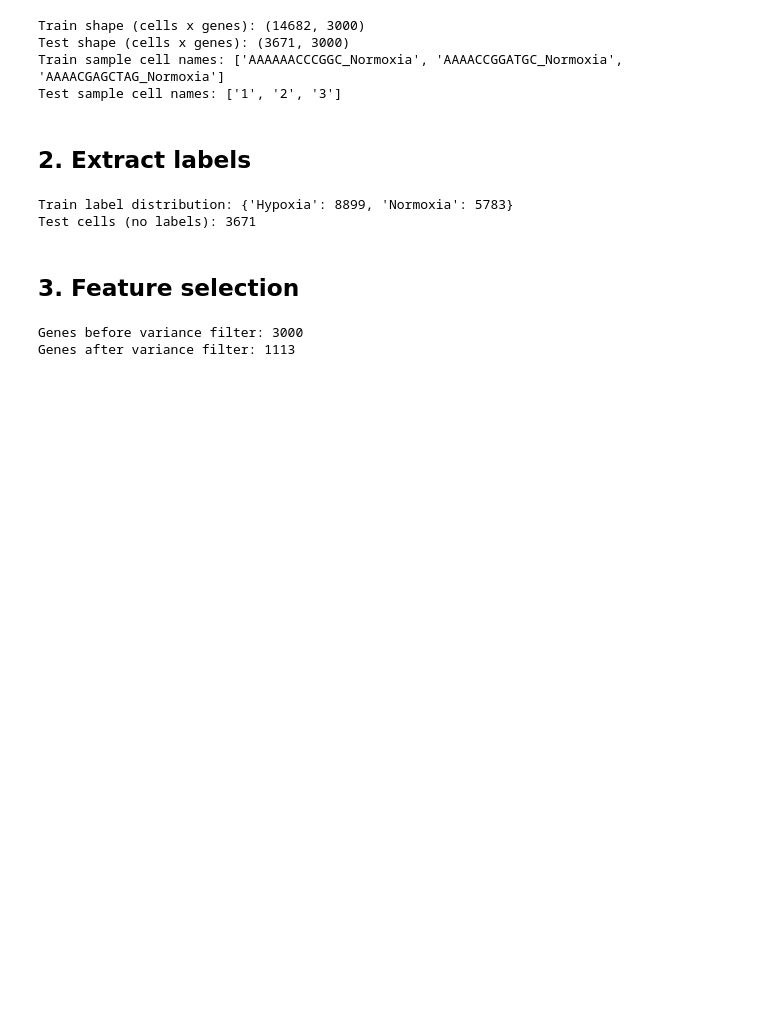
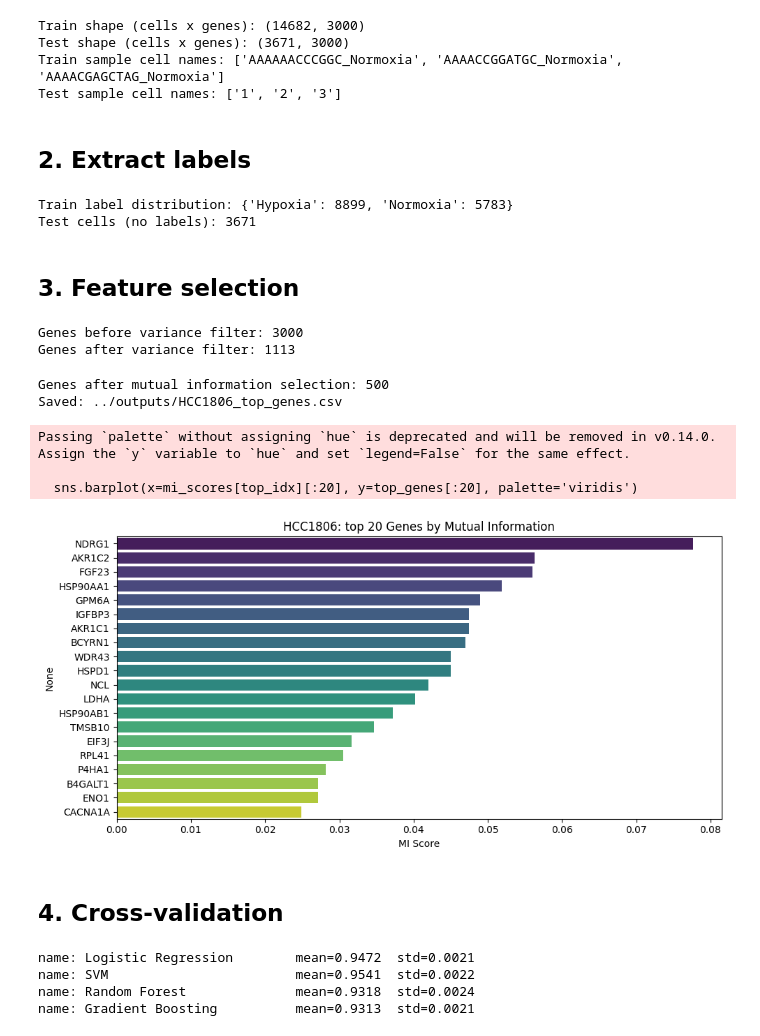
Before and after one commit to maraandronache/hypoxia-classifier, a Jupyter notebook: notebooks/03b_classifiers_HCC1806.ipynb, the cells around one changed output. Saved outputs shown, nothing was run; the diff lists cells and outputs as text; code cells hidden in the pictures; blank space fills up the shorter version.

```diff
--- a/notebooks/03b_classifiers_HCC1806.ipynb
+++ b/notebooks/03b_classifiers_HCC1806.ipynb
@@ -74,4 +74,44 @@ print(f'Genes after mutual information selection: {x_train_top.shape[1]}')
 
 genes_after_var = train_raw.columns[var_filter.get_support()]
 top_genes = genes_after_var[top_idx]
-pd.Series(mi_scores[top_idx], index=top_genes).sort_values(ascending=False).to_csv('../outputs/HCC1806_top_genes.csv')
+pd.Series(mi_scores[top_idx], index=top_genes).sort_values(ascending=False).to_csv('../outputs/HCC1806_top_genes.csv', header=['mi_score'])
+
+print('Saved: ../outputs/HCC1806_top_genes.csv')
+# %% [output]
+Genes after mutual information selection: 500
+Saved: ../outputs/HCC1806_top_genes.csv
+# %%
+plt.figure(figsize=(10, 5))
+sns.barplot(x=mi_scores[top_idx][:20], y=top_genes[:20], palette='viridis')
+plt.title('HCC1806: top 20 Genes by Mutual Information')
+plt.xlabel('MI Score')
+plt.tight_layout()
+plt.savefig('../outputs/figures/HCC1806_top20_MI_genes.png', dpi=150)
+plt.show()
+# %% [output]
+Passing `palette` without assigning `hue` is deprecated and will be removed in v0.14.0. Assign the `y` variable to `hue` and set `legend=False` for the same effect.
+
+  sns.barplot(x=mi_scores[top_idx][:20], y=top_genes[:20], palette='viridis')
+[figure, added]
+# %% [markdown]
+## 4. Cross-validation
+# %%
+cv = StratifiedKFold(n_splits=5, shuffle=True, random_state=42)
+
+models = {
+    'Logistic Regression': LogisticRegression(max_iter=1000, random_state=42),
+    'SVM': SVC(kernel='rbf', random_state=42),
+    'Random Forest': RandomForestClassifier(n_estimators=100, random_state=42),
+    'Gradient Boosting': GradientBoostingClassifier(n_estimators=100, random_state=42)
+}
+
+cv_results = {}
+for name, model in models.items():
+    scores = cross_val_score(model, x_train_top, y_train, cv=cv, scoring='accuracy')
+    cv_results[name] = scores
+    print(f'name: {name:25s}  mean={scores.mean():.4f}  std={scores.std():.4f}')
+# %% [output]
+name: Logistic Regression        mean=0.9472  std=0.0021
+name: SVM                        mean=0.9541  std=0.0022
+name: Random Forest              mean=0.9318  std=0.0024
+name: Gradient Boosting          mean=0.9313  std=0.0021
```
Also changed, not shown: parts of 8 cells of this notebook, 2 other files.
